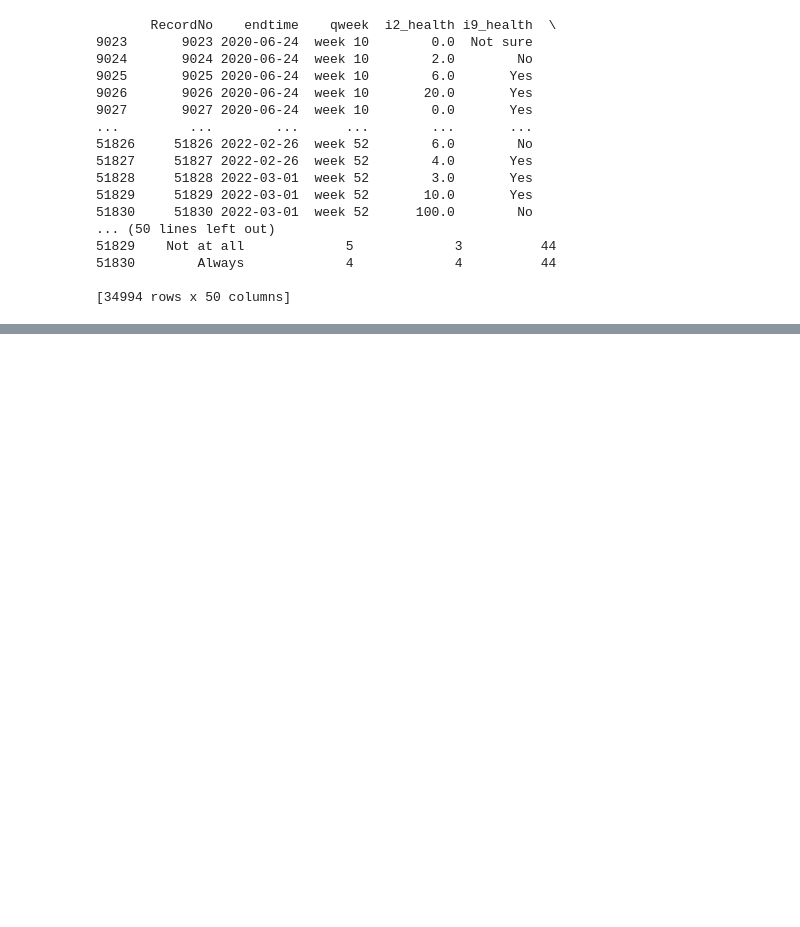
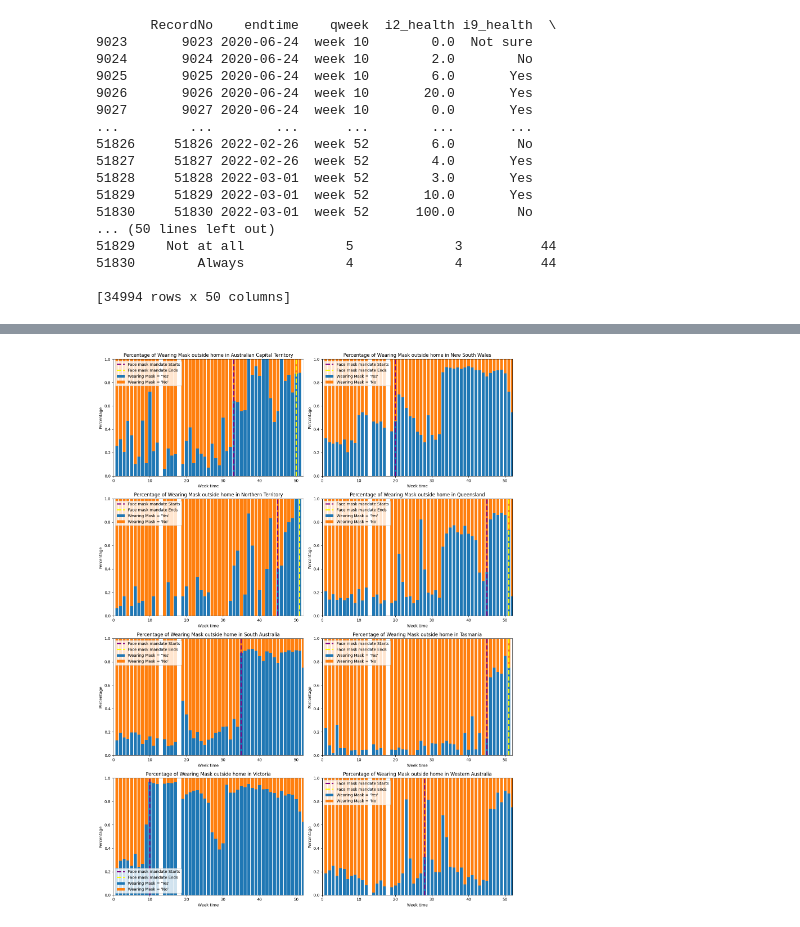
Before and after one commit to Matthew-Ryan1995/face_mask_predictors, a Jupyter notebook: help_function/explore_threshold.ipynb, the cells around one changed output, grey strips where cells are left out. Cells and saved outputs as stored; diff of their text form; code cells hidden in the pictures; blank space fills up the shorter version.

```diff
--- a/help_function/explore_threshold.ipynb
+++ b/help_function/explore_threshold.ipynb
@@ -133,3 +219,21 @@ print(df)
 51830        Always             4             4          44
 
 [34994 rows x 50 columns]
+# %%
+# plot states_in_proportion pre-setting
+
+df["endtime"] = pd.to_datetime(df["endtime"])
+df = df.sort_values(by=["endtime"])
+
+frequency_dict = {"Always": 1, "Frequently": 1, "Sometimes": 0, "Rarely": 0, "Not at all": 0}
+df["i12_health_1"] = df["i12_health_1"].map(frequency_dict)
+
+# Assuming df is your original dataframe
+df_count = df.groupby(["week_number", "state", "i12_health_1"]).size().unstack(fill_value=0).reset_index()
+df_count.columns = ["week_number", "state",
+                    "wearing mask = 'No'", "wearing mask = 'Yes'"]
+# plot figures in states. proportion
+df_count["prop_no"] = df_count["wearing mask = 'No'"] / (df_count["wearing mask = 'No'"] + df_count["wearing mask = 'Yes'"])
+df_count["prop_yes"] = df_count["wearing mask = 'Yes'"] / (df_count["wearing mask = 'No'"] + df_count["wearing mask = 'Yes'"])
+
+print(df_count)
@@ -136,3 +258,39 @@ print(df)
+# %%
+# Plotting figures for each state in two columns
+states = df_count["state"].unique()
+num_states = len(states)
+
+fig, axes = plt.subplots(num_states // 2, 2, figsize=(15, 5 * (num_states // 2 + num_states % 2)))
+
+for idx, state in enumerate(states):
+    ax = axes[idx // 2, idx % 2] if num_states > 1 else axes
+
+    state_df = df_count[df_count["state"] == state]
+
+    ax.bar(state_df["week_number"], state_df["prop_yes"], label="Wearing Mask = 'Yes'")
+    ax.bar(state_df["week_number"], state_df["prop_no"], bottom=state_df["prop_yes"], label="Wearing Mask = 'No'")
+
+    # Add vertical lines for start and end times
+    start_time, end_time = states_data[state]
+    if start_time:
+        start_time = pd.to_datetime(start_time, format='%d/%m/%Y')
+        ax.axvline(x=((start_time - start_date).days // 14) + 1, color='purple', linestyle='--', linewidth = 3, label='Face mask mandate Starts')
+    if end_time:
+        end_time = pd.to_datetime(end_time, format='%d/%m/%Y')
+        ax.axvline(x=((end_time - start_date).days // 14) + 1, color='yellow', linestyle='--', linewidth = 3, label='Face mask mandate Ends')
+
+    ax.set_title(f"Percentage of Wearing Mask outside home in {state}")
+    ax.set_xlabel("Week time")
+    ax.set_ylabel("Percentage")
+    ax.set_xlim(0,52)
+    ax.set_ylim(0, 1)  # Fixing y-axis at 1
+    ax.legend()
+
+plt.tight_layout()
+plt.savefig("../figures/states_in_proportion_threshold10029.png")
+plt.show()
+# %% [output]
+[figure, added]
 # %%
 # Save the cleaned DataFrame to a new CSV file
 # edit: fixed file path/save location
```
Also changed, not shown: parts of 7 cells of this notebook, 2 other files.
